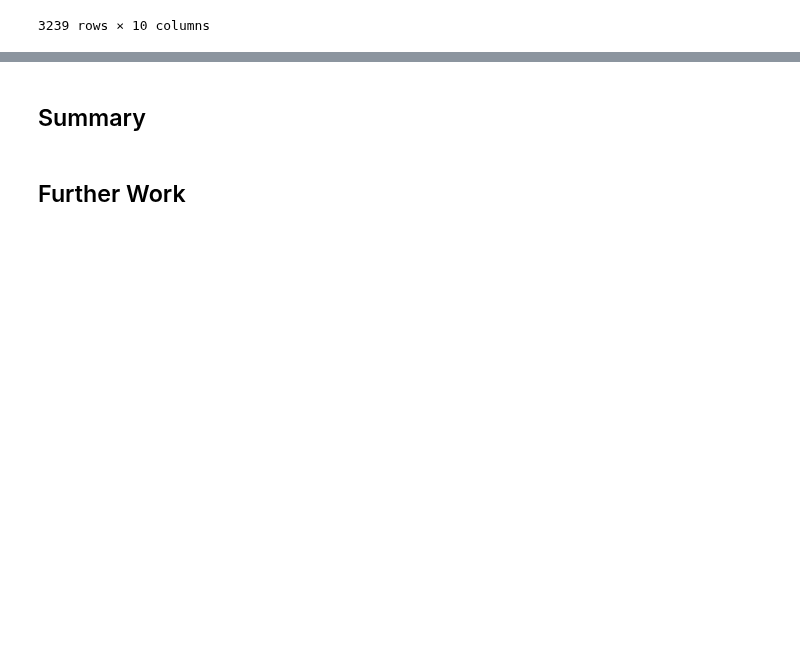
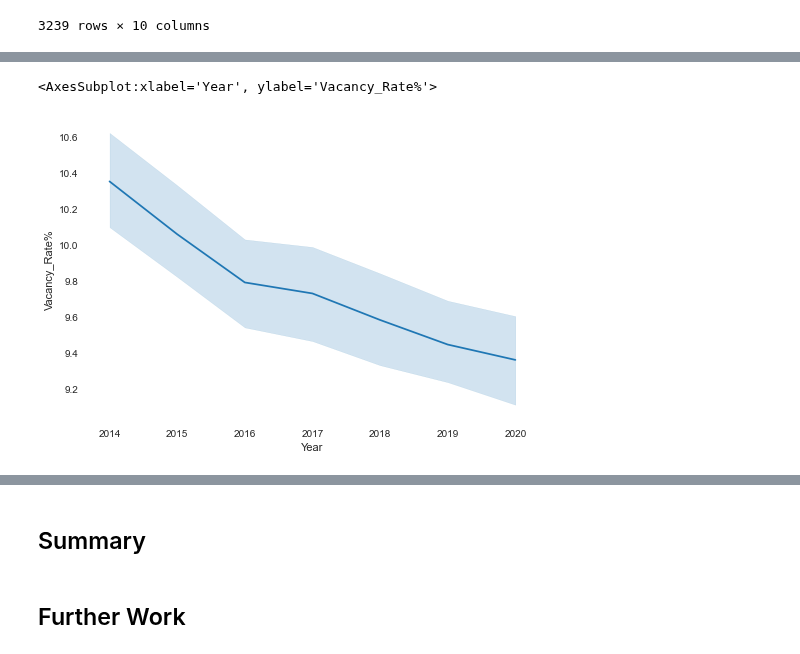
Before and after one commit to jjfrasca/Capstone_2, a Jupyter notebook: notebooks/4.4-jjf-modeling-PREDICTIONS-zipcodeVacancy_zillow_2019-2020.ipynb, the cells around one changed output, grey strips where cells are left out. Cells and saved outputs as stored; diff of their text form; code cells hidden in the pictures; blank space fills up the shorter version.

Commit message:
EDA of 19-20 predicted data

```diff
--- a/notebooks/4.4-jjf-modeling-PREDICTIONS-zipcodeVacancy_zillow_2019-2020.ipynb
+++ b/notebooks/4.4-jjf-modeling-PREDICTIONS-zipcodeVacancy_zillow_2019-2020.ipynb
@@ -280,0 +393,3 @@ state_groups.sort_values('Vacancy_Rate%', ascending=False)
+# %%
+#preserve 2014-2018 data
+df2 = df2[df2.Year < 2019]
@@ -280,0 +411,7 @@ state_groups.sort_values('Vacancy_Rate%', ascending=False)
+# %%
+#drop NaNs
+df2.dropna(inplace=True)
+# %%
+#change zipcode into integer
+df2.Zipcode = df2.Zipcode.astype('int')
+df2.dtypes
@@ -280,0 +430,4 @@ state_groups.sort_values('Vacancy_Rate%', ascending=False)
+# %%
+#concat 2014-2018 data with 2019-2020
+df14_20 = pd.concat([df2, predictions_2019_20])
+df14_20
@@ -280,0 +448,6 @@ state_groups.sort_values('Vacancy_Rate%', ascending=False)
+# %%
+#plot average vacany rate over time
+sns.lineplot(data=df14_20, x="Year", y="Vacancy_Rate%")
+# %% [output]
+<AxesSubplot:xlabel='Year', ylabel='Vacancy_Rate%'>
+[figure, added]
```
Also changed, not shown: parts of 45 cells of this notebook.
